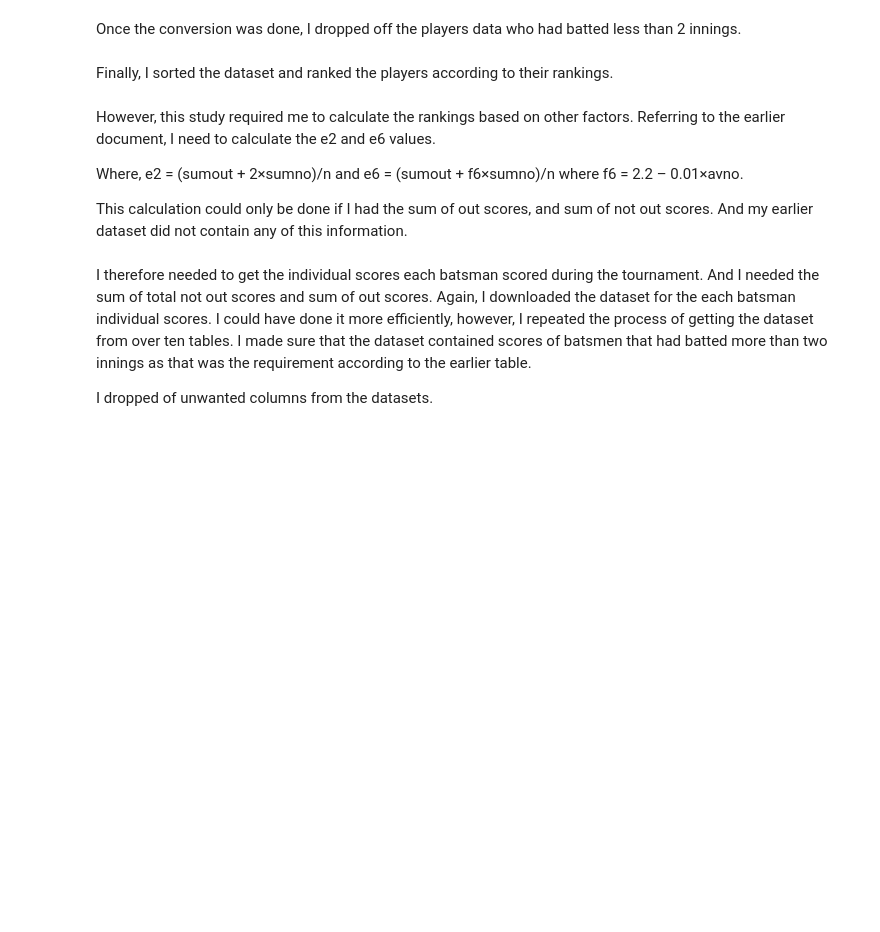
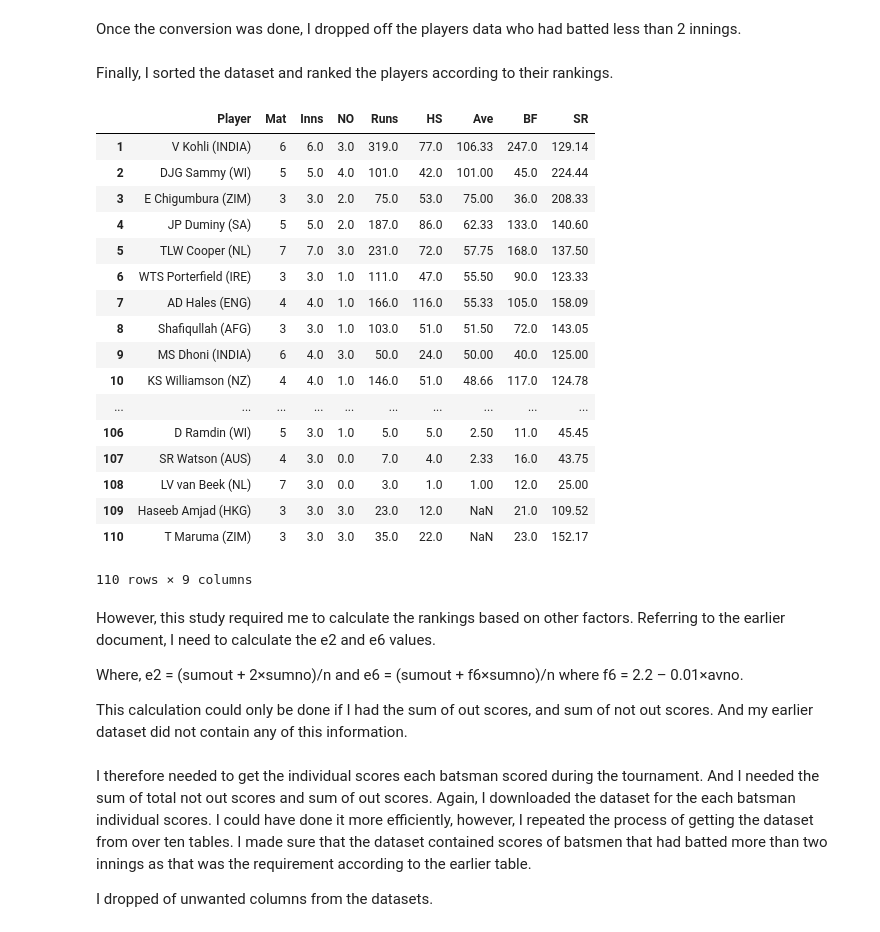
Before and after one commit to Saralkarki/Cricket_BP_26_analysis, a Jupyter notebook: Cricket_Analysis.ipynb, the cells around one changed output. Saved outputs shown, nothing was run; the diff lists cells and outputs as text; code cells hidden in the pictures; blank space fills up the shorter version.

```diff
--- a/Cricket_Analysis.ipynb
+++ b/Cricket_Analysis.ipynb
@@ -56,13 +52,11 @@ Once the conversion was done, I dropped off the players data who had batted less
 # %%
 #drop the players with lesser than 1 innings. (Efficient ways of doing this)
 df_1 = df_1[df_1.Inns > 2]
+# %%
+def ranking_players (dataframe,colname):
+    ranking_df = dataframe.sort_values(by=colname,ascending=False).reset_index(drop=True)
+    return ranking_df
+def restart_index (dataframe):
+    dataframe.index += 1
 # %% [markdown]
 Finally, I sorted the dataset and ranked the players according to their rankings.
-# %%
-#Sort based on Average (Efficient ways of doing this)
-#reset and start indexing from 1
-def ranking_players (dataframe,colname):
-    ranking_df= dataframe.sort_values(by=colname,ascending=False)
-    dataframe.reset_index(drop=True)
-    dataframe.index += 1
-    return ranking_df
@@ -85,3 +66,24 @@ Ave_rank= ranking_players(df_1,'Ave')
+# %%
+Ave_rank
+# %% [output]
+|  | Player | Mat | Inns | NO | Runs | HS | Ave | BF | SR |
+| 1 | V Kohli (INDIA) | 6 | 6.0 | 3.0 | 319.0 | 77.0 | 106.33 | 247.0 | 129.14 |
+| 2 | DJG Sammy (WI) | 5 | 5.0 | 4.0 | 101.0 | 42.0 | 101.00 | 45.0 | 224.44 |
+| 3 | E Chigumbura (ZIM) | 3 | 3.0 | 2.0 | 75.0 | 53.0 | 75.00 | 36.0 | 208.33 |
+| 4 | JP Duminy (SA) | 5 | 5.0 | 2.0 | 187.0 | 86.0 | 62.33 | 133.0 | 140.60 |
+| 5 | TLW Cooper (NL) | 7 | 7.0 | 3.0 | 231.0 | 72.0 | 57.75 | 168.0 | 137.50 |
+| 6 | WTS Porterfield (IRE) | 3 | 3.0 | 1.0 | 111.0 | 47.0 | 55.50 | 90.0 | 123.33 |
+| 7 | AD Hales (ENG) | 4 | 4.0 | 1.0 | 166.0 | 116.0 | 55.33 | 105.0 | 158.09 |
+| 8 | Shafiqullah (AFG) | 3 | 3.0 | 1.0 | 103.0 | 51.0 | 51.50 | 72.0 | 143.05 |
+| 9 | MS Dhoni (INDIA) | 6 | 4.0 | 3.0 | 50.0 | 24.0 | 50.00 | 40.0 | 125.00 |
+| 10 | KS Williamson (NZ) | 4 | 4.0 | 1.0 | 146.0 | 51.0 | 48.66 | 117.0 | 124.78 |
+| ... | ... | ... | ... | ... | ... | ... | ... | ... | ... |
+| 106 | D Ramdin (WI) | 5 | 3.0 | 1.0 | 5.0 | 5.0 | 2.50 | 11.0 | 45.45 |
+| 107 | SR Watson (AUS) | 4 | 3.0 | 0.0 | 7.0 | 4.0 | 2.33 | 16.0 | 43.75 |
+| 108 | LV van Beek (NL) | 7 | 3.0 | 0.0 | 3.0 | 1.0 | 1.00 | 12.0 | 25.00 |
+| 109 | Haseeb Amjad (HKG) | 3 | 3.0 | 3.0 | 23.0 | 12.0 | NaN | 21.0 | 109.52 |
+| 110 | T Maruma (ZIM) | 3 | 3.0 | 3.0 | 35.0 | 22.0 | NaN | 23.0 | 152.17 |
+110 rows × 9 columns
 # %% [markdown]
 However, this study required me to calculate the rankings based on other factors. Referring to the earlier document, I need to calculate the e2 and e6 values.
 
```
Also changed, not shown: parts of 30 cells of this notebook, 1 other file.
